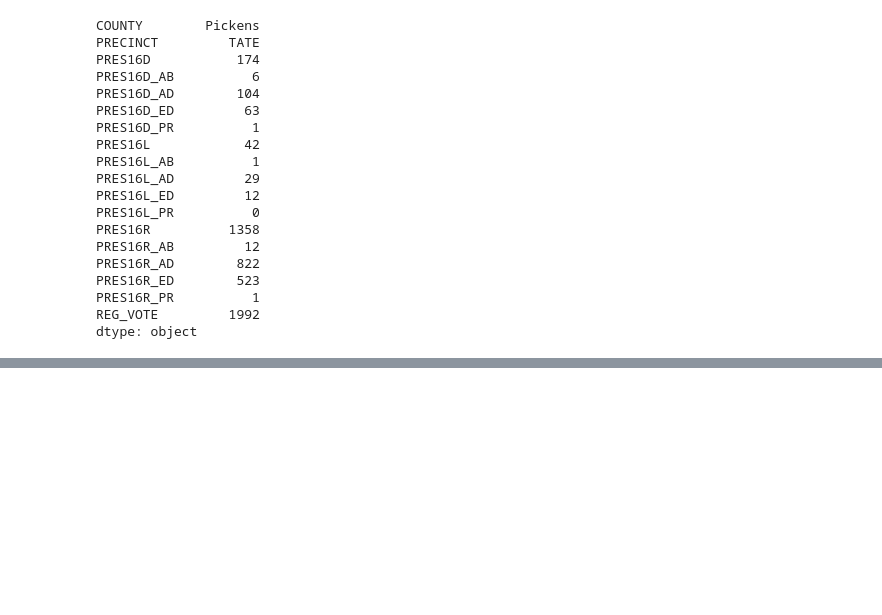
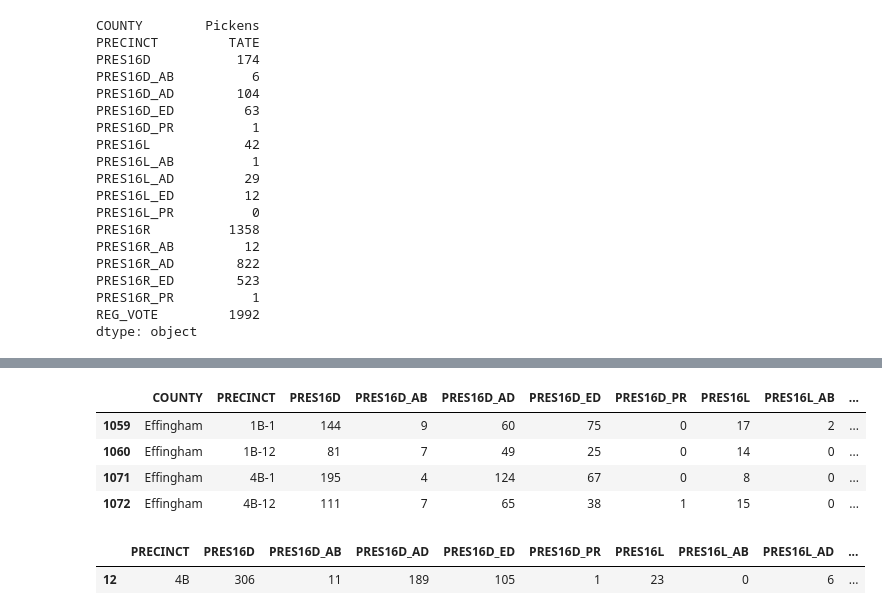
Before and after one commit to vrdi/preprocessing, a Jupyter notebook: MatchingPrecincts.ipynb, the cells around one changed output, grey strips where cells are left out. Saved outputs shown, nothing was run; the diff lists cells and outputs as text; code cells hidden in the pictures; blank space fills up the shorter version.

```diff
--- a/MatchingPrecincts.ipynb
+++ b/MatchingPrecincts.ipynb
@@ -602,0 +709,3 @@ pickens_dropped.to_csv('./merged/pickens.csv',index=False)
+# %%
+effingham_df = df[df["COUNTY"] == "Effingham"]
+effingham_gdf = gdf[gdf["CTYNAME"] == "Effingham"]
@@ -602,0 +732,8 @@ pickens_dropped.to_csv('./merged/pickens.csv',index=False)
+# %%
+effingham_df.loc[[1059, 1060, 1071, 1072]]
+# %% [output]
+|  | COUNTY | PRECINCT | PRES16D | PRES16D_AB | PRES16D_AD | PRES16D_ED | PRES16D_PR | PRES16L | PRES16L_AB | ... |
+| 1059 | Effingham | 1B-1 | 144 | 9 | 60 | 75 | 0 | 17 | 2 | ... |
+| 1060 | Effingham | 1B-12 | 81 | 7 | 49 | 25 | 0 | 14 | 0 | ... |
+| 1071 | Effingham | 4B-1 | 195 | 4 | 124 | 67 | 0 | 8 | 0 | ... |
+| 1072 | Effingham | 4B-12 | 111 | 7 | 65 | 38 | 1 | 15 | 0 | ... |
@@ -602,0 +742,5 @@ pickens_dropped.to_csv('./merged/pickens.csv',index=False)
+# %%
+merged_effingham[merged_effingham["PRECINCT"] == "4B"]
+# %% [output]
+|  | PRECINCT | PRES16D | PRES16D_AB | PRES16D_AD | PRES16D_ED | PRES16D_PR | PRES16L | PRES16L_AB | PRES16L_AD | ... |
+| 12 | 4B | 306 | 11 | 189 | 105 | 1 | 23 | 0 | 6 | ... |
```
Also changed, not shown: parts of 59 cells of this notebook, 11 other files.
